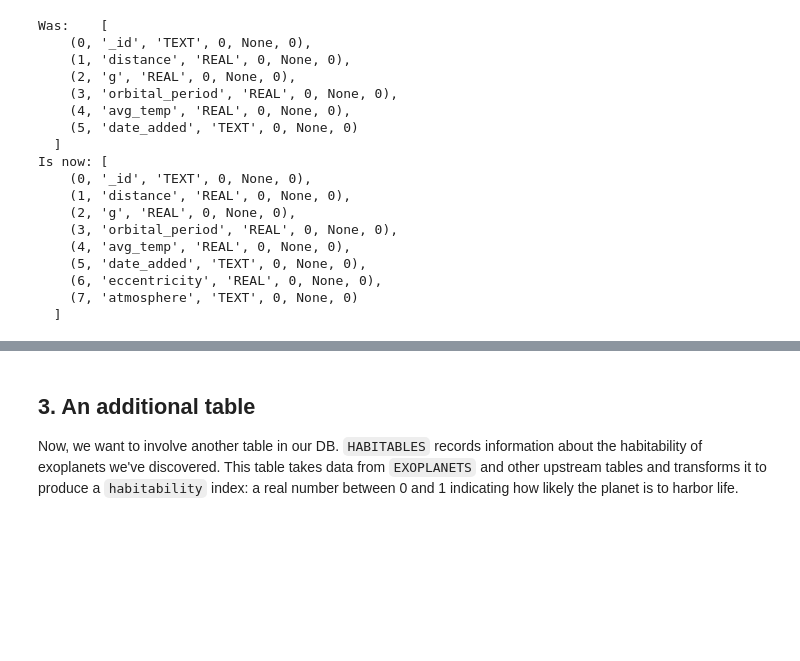
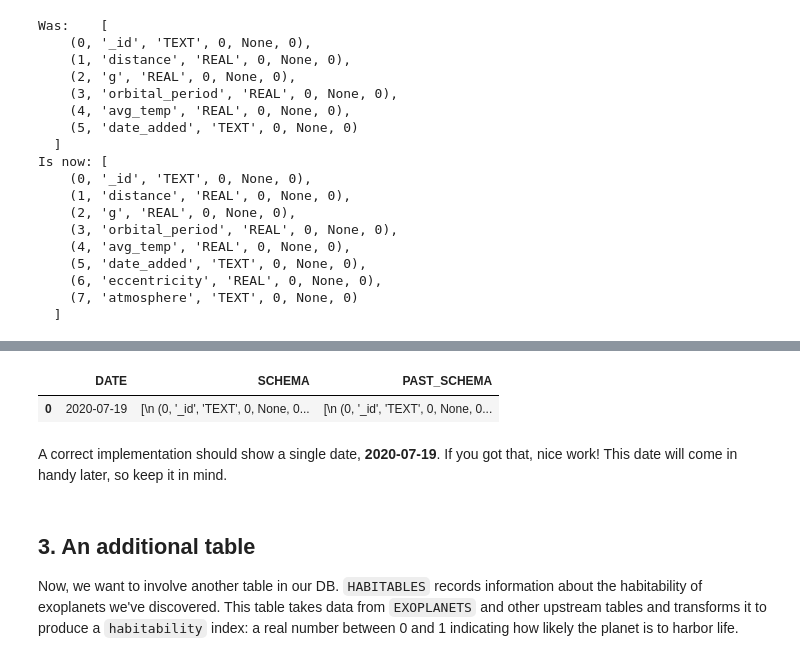
Before and after one commit to monte-carlo-data/data-downtime-challenge, a Jupyter notebook: solutions/exercise_2_solutions.ipynb, the cells around one changed output, grey strips where cells are left out. Cells and saved outputs as stored; diff of their text form; code cells hidden in the pictures; blank space fills up the shorter version.

```diff
--- a/solutions/exercise_2_solutions.ipynb
+++ b/solutions/exercise_2_solutions.ipynb
@@ -201,3 +204,10 @@ plt.show()
+# %%
+pd.read_sql_query(SQL, conn).head(5)
+# %% [output]
+|  | DATE | SCHEMA | PAST_SCHEMA |
+| 0 | 2020-07-19 | [\n (0, '_id', 'TEXT', 0, None, 0... | [\n (0, '_id', 'TEXT', 0, None, 0... |
+# %% [markdown]
+A correct implementation should show a single date, **2020-07-19**. If you got that, nice work! This date will come in handy later, so keep it in mind.
 # %% [markdown]
 ## 3. An additional table
 
```
Also changed, not shown: parts of 31 cells of this notebook, 2 other files.
